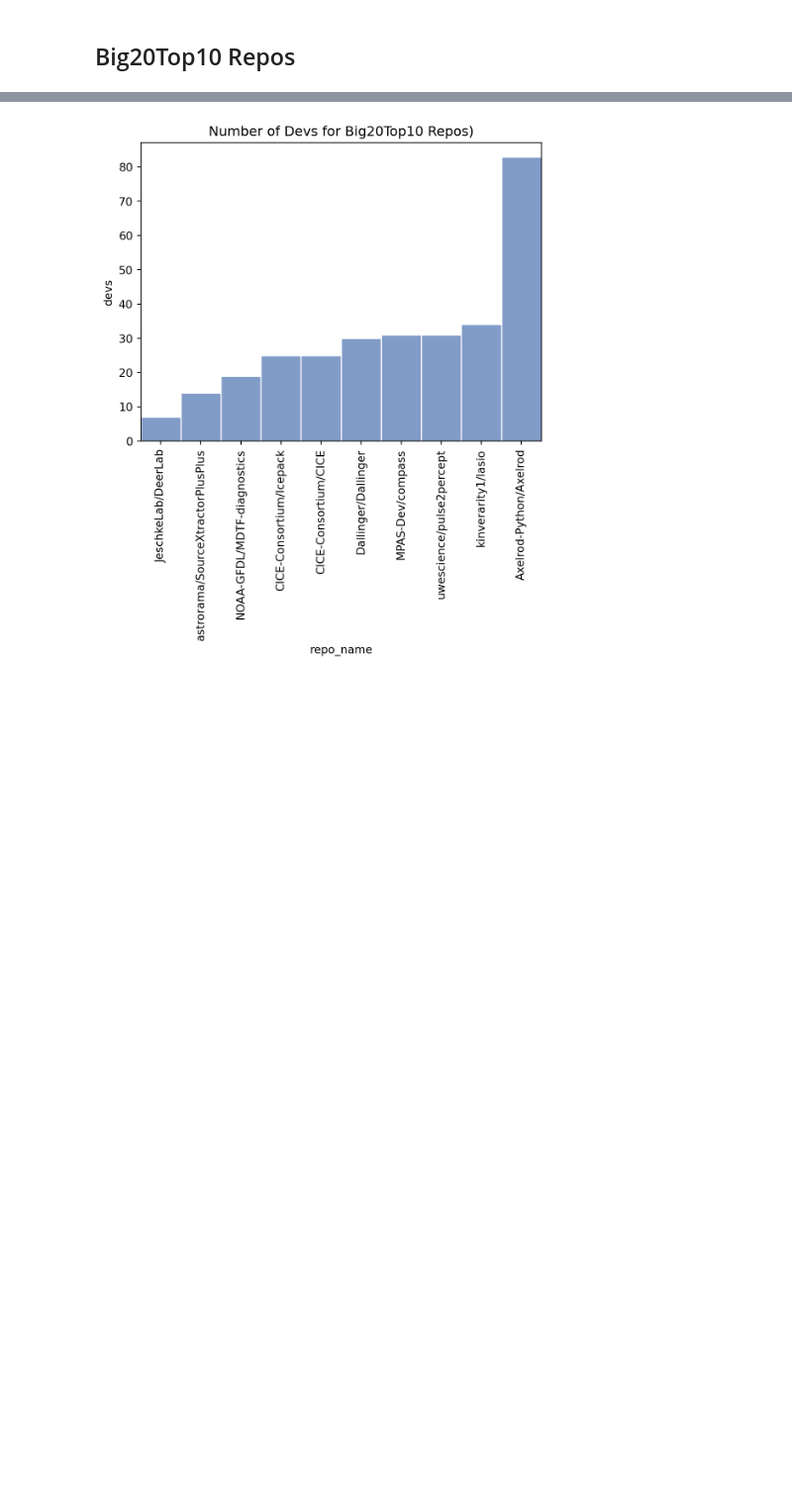
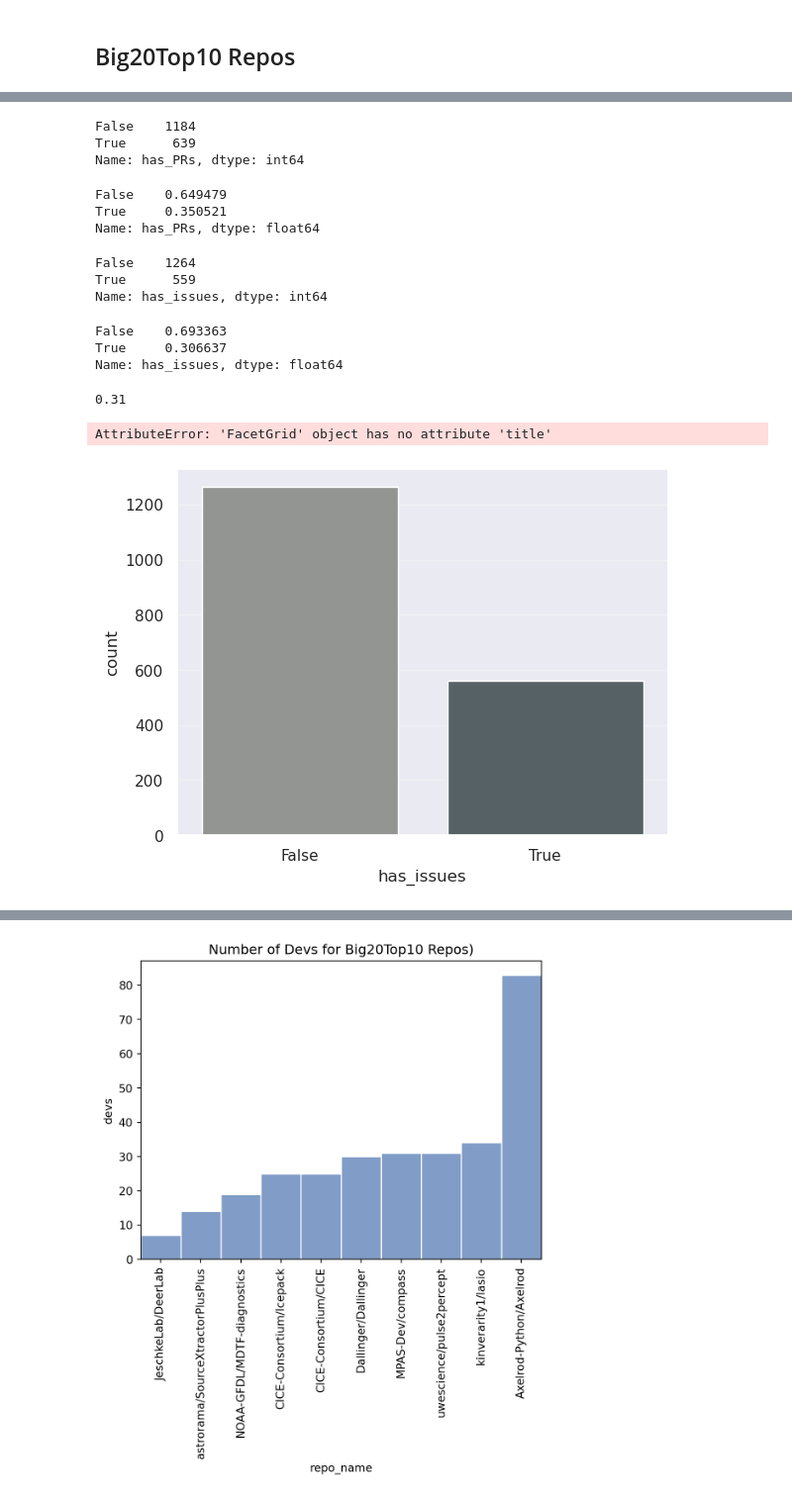
Before and after one commit to FlicAnderson/RSE-personas, a Jupyter notebook: githubanalysis/notebooks/Dev_Assignment.ipynb, the cells around one changed output, grey strips where cells are left out. Shown at 99% size. Cells and saved outputs as stored; diff of their text form; code cells hidden in the pictures; blank space fills up the shorter version.

```diff
--- a/githubanalysis/notebooks/Dev_Assignment.ipynb
+++ b/githubanalysis/notebooks/Dev_Assignment.ipynb
@@ -59,0 +79,8 @@ repo_list = [
+# %%
+count404s = len(gh_stats.loc[gh_stats['initial_HTTP_code'] != 200])
+gh_stats = gh_stats.loc[gh_stats['initial_HTTP_code'] == 200]
+
+gh_stats['has_issues'] = np.where((gh_stats['open_tickets'] > 1) | (gh_stats['closed_tickets'] > 1), True, False)
+gh_stats['all_tickets'] = (gh_stats['open_tickets'] + gh_stats['closed_tickets'])
+gh_stats['uses_both'] = np.where((gh_stats['has_issues'] is True) and (gh_stats['has_PRs'] is True), True, False)
+len(gh_stats.index)
@@ -78,0 +294,52 @@ big20top10stats
+# %%
+gh_stats.has_PRs.value_counts(dropna=False)
+# %% [output]
+False    1184
+True      639
+Name: has_PRs, dtype: int64
+# %%
+gh_stats.has_PRs.value_counts(dropna=True, normalize=True)
+# %% [output]
+False    0.649479
+True     0.350521
+Name: has_PRs, dtype: float64
+# %%
+gh_stats.has_issues.value_counts()
+# %% [output]
+False    1264
+True      559
+Name: has_issues, dtype: int64
+# %%
+gh_stats.has_issues.value_counts(normalize=True)
+# %% [output]
+False    0.693363
+True     0.306637
+Name: has_issues, dtype: float64
+# %%
+gh_stats.has_issues.value_counts(normalize=True)[True].round(2)
+# %% [output]
+0.31
+# %%
+boolcolors = ["#929591", "#536267"] # grey,gunmetal
+
+sns.set(palette=boolcolors)
+bar = sns.countplot(data=gh_stats, x='has_issues')
+#plt.xticks(rotation=20)
+#plt.yticks(rotation=20)
+plt.title(f"Repos with 1+ Issue Ticket (open or closed); N={len(gh_stats)}")
+plt.xlabel(f"{gh_stats.has_issues.value_counts(normalize=True)[True].round(2)*100}% Use Issue Tickets")
+
+# Define some hatches
+hatches = ['/', '|']
+
+# Loop over the bars
+for i,thisbar in enumerate(bar.patches):
+    # Set a different hatch for each bar
+    thisbar.set_hatch(hatches[i])
+
+plt.show()
+
+#69% No Issues, 31% Issue Tickets
+# %% [output]
+AttributeError: 'FacetGrid' object has no attribute 'title'
+[figure, added]
```
Also changed, not shown: parts of 81 cells of this notebook.
